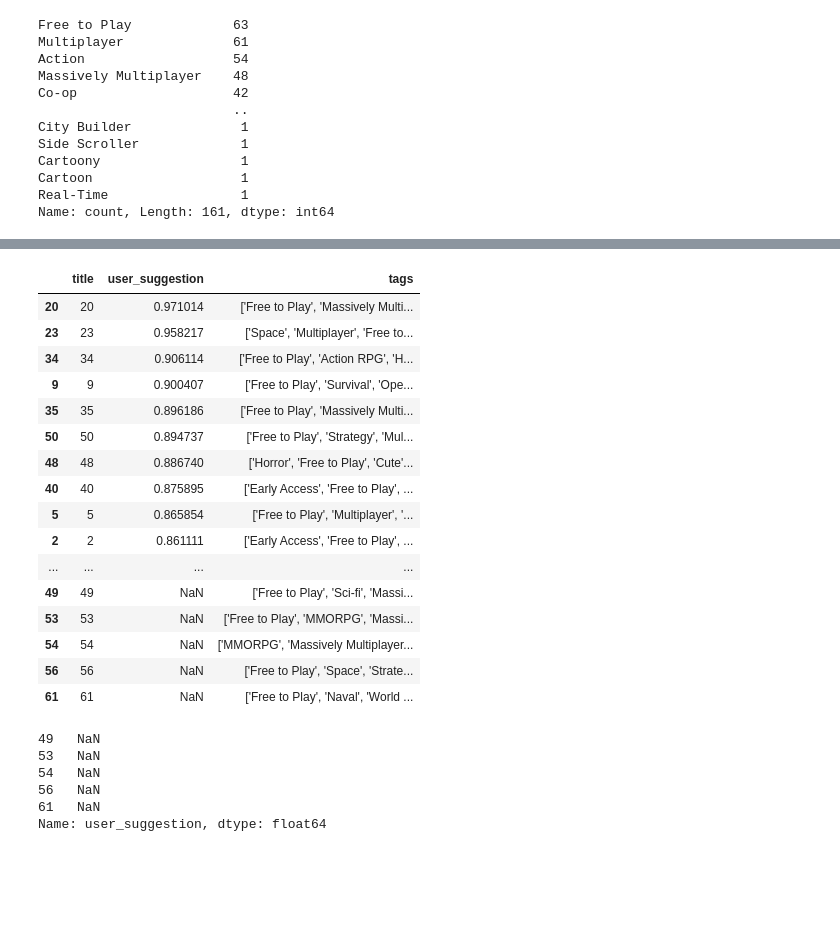
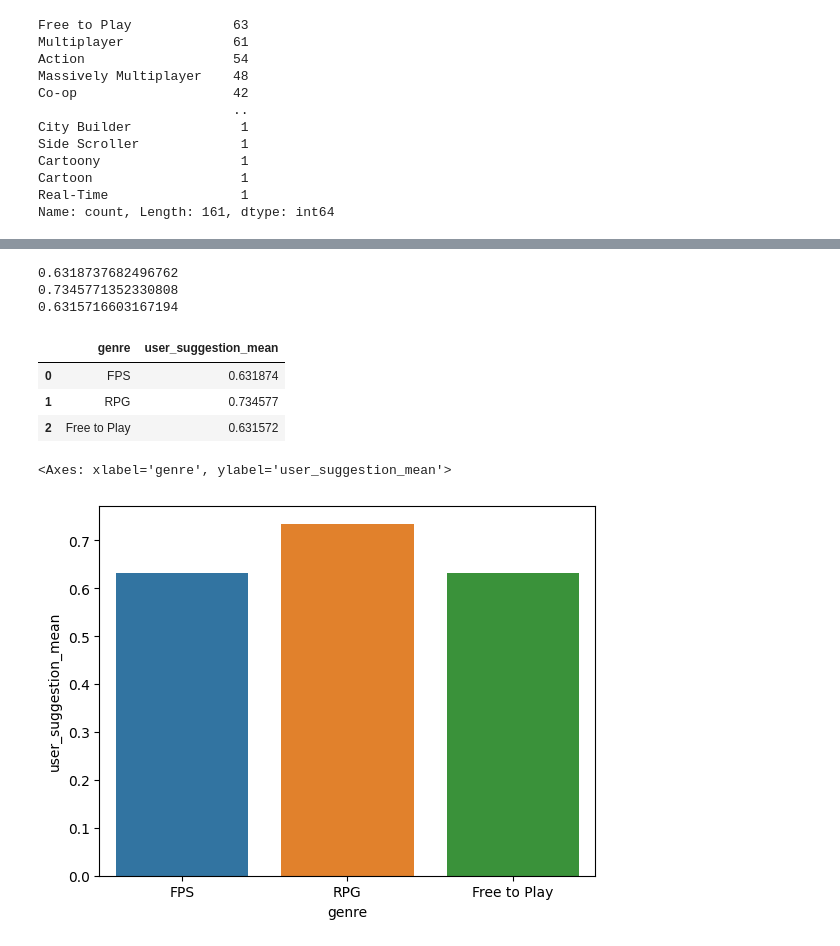
Before and after one commit to DylanSTucker/cmpt318-dataAnalysis, a Jupyter notebook: Report/methods_figures.ipynb, the cells around one changed output, grey strips where cells are left out. Cells and saved outputs as stored; diff of their text form; code cells hidden in the pictures; blank space fills up the shorter version.

```diff
--- a/Report/methods_figures.ipynb
+++ b/Report/methods_figures.ipynb
@@ -146,29 +209,0 @@ sample_horror = df_encoded[df_encoded["tags"].str.contains("Horror", case=False)
-# %%
-df_encoded[df_encoded["tags"].str.contains("Multiplayer", case=False) & df_encoded["tags"].str.contains("Free to Play", case=False) & df_encoded["tags"].str.contains("Action", case=False)]
-# %% [output]
-|  | title | user_suggestion | tags |
-| 20 | 20 | 0.971014 | ['Free to Play', 'Massively Multi... |
-| 23 | 23 | 0.958217 | ['Space', 'Multiplayer', 'Free to... |
-| 34 | 34 | 0.906114 | ['Free to Play', 'Action RPG', 'H... |
-| 9 | 9 | 0.900407 | ['Free to Play', 'Survival', 'Ope... |
-| 35 | 35 | 0.896186 | ['Free to Play', 'Massively Multi... |
-| 50 | 50 | 0.894737 | ['Free to Play', 'Strategy', 'Mul... |
-| 48 | 48 | 0.886740 | ['Horror', 'Free to Play', 'Cute'... |
-| 40 | 40 | 0.875895 | ['Early Access', 'Free to Play', ... |
-| 5 | 5 | 0.865854 | ['Free to Play', 'Multiplayer', '... |
-| 2 | 2 | 0.861111 | ['Early Access', 'Free to Play', ... |
-| ... | ... | ... | ... |
-| 49 | 49 | NaN | ['Free to Play', 'Sci-fi', 'Massi... |
-| 53 | 53 | NaN | ['Free to Play', 'MMORPG', 'Massi... |
-| 54 | 54 | NaN | ['MMORPG', 'Massively Multiplayer... |
-| 56 | 56 | NaN | ['Free to Play', 'Space', 'Strate... |
-| 61 | 61 | NaN | ['Free to Play', 'Naval', 'World ... |
-# %%
-df_encoded["user_suggestion"].tail()
-# %% [output]
-49   NaN
-53   NaN
-54   NaN
-56   NaN
-61   NaN
-Name: user_suggestion, dtype: float64
@@ -175 +215,32 @@ Name: user_suggestion, dtype: float64
+# %%
+#get mean user suggestion for every tag, then plot them as x=tag and y=user_suggestion
+sample_fps = encoded_str[encoded_str["tags"].str.contains("FPS", case=False)]
+sample_rpg = encoded_str[encoded_str["tags"].str.contains("RPG", case=False)]
+sample_ftp = encoded_str[encoded_str["tags"].str.contains("Free to Play", case=False)]
+
+fps_mean = sample_fps["user_suggestion"].mean()
+rpg_mean = sample_rpg["user_suggestion"].mean()
+ftp_mean = sample_ftp["user_suggestion"].mean()
+
+print(fps_mean)
+print(rpg_mean)
+print(ftp_mean)
+# %% [output]
+0.6318737682496762
+0.7345771352330808
+0.6315716603167194
+# %%
+df = {"genre": ["FPS", "RPG", "Free to Play"], "user_suggestion_mean": [fps_mean, rpg_mean, ftp_mean]}
+df = pd.DataFrame(data=df)
+df
+# %% [output]
+|  | genre | user_suggestion_mean |
+| 0 | FPS | 0.631874 |
+| 1 | RPG | 0.734577 |
+| 2 | Free to Play | 0.631572 |
+# %%
+sns.barplot(data=df, x="genre", y="user_suggestion_mean", hue="genre")
+# %% [output]
+<Axes: xlabel='genre', ylabel='user_suggestion_mean'>
+[figure, added]
 # %%
```
Also changed, not shown: parts of 15 cells of this notebook, 5 other files.
